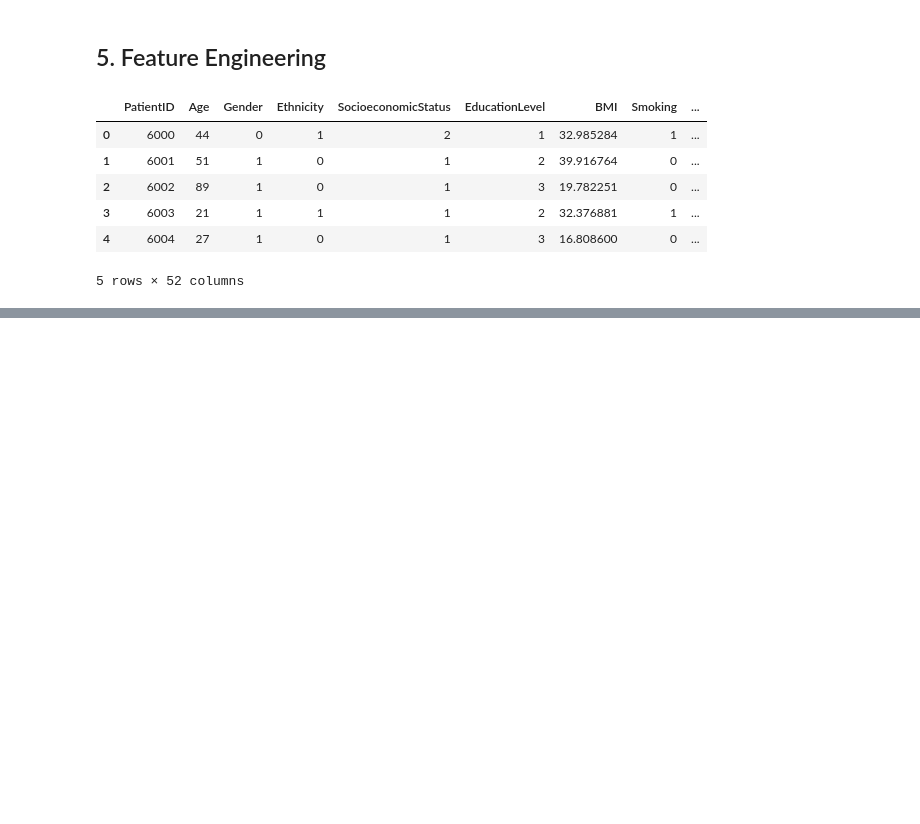
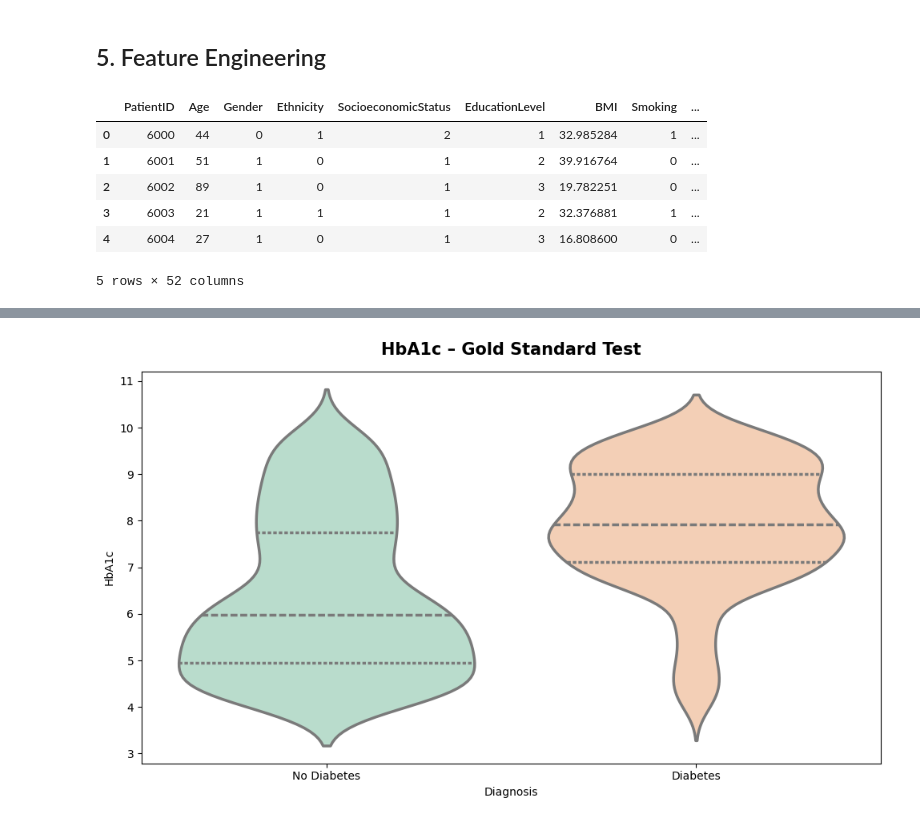
Before and after one commit to Reemsoliiman/ga-feature-select, a Jupyter notebook: notebooks/01_data_exploration.ipynb, the cells around one changed output, grey strips where cells are left out. Cells and saved outputs as stored; diff of their text form; code cells hidden in the pictures; blank space fills up the shorter version.

```diff
--- a/notebooks/01_data_exploration.ipynb
+++ b/notebooks/01_data_exploration.ipynb
@@ -289,0 +260,12 @@ plt.show()
+# %%
+fig = plt.figure(figsize=(10, 6))
+fig.patch.set_facecolor('white')
+
+sns.violinplot(x='Diagnosis', y='HbA1c', data=df, palette='Pastel2', inner='quartile', linewidth=2.5)
+plt.title('HbA1c – Gold Standard Test', fontweight='bold', fontsize=15, pad=15)
+plt.xticks([0, 1], ['No Diabetes', 'Diabetes'])
+
+plt.tight_layout()
+plt.show()
+# %% [output]
+[figure, added]
```
Also changed, not shown: parts of 21 cells of this notebook, 1 other file.
